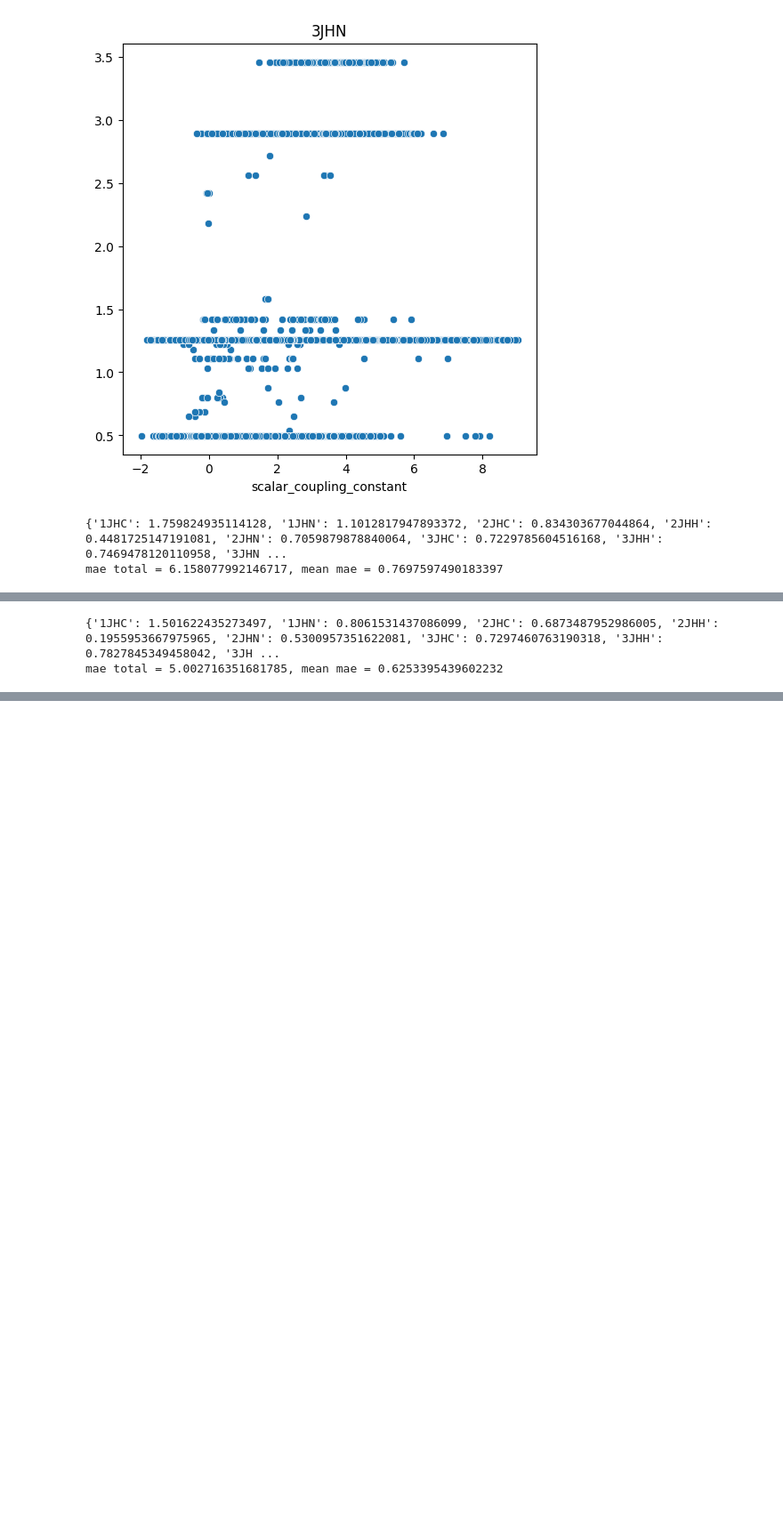
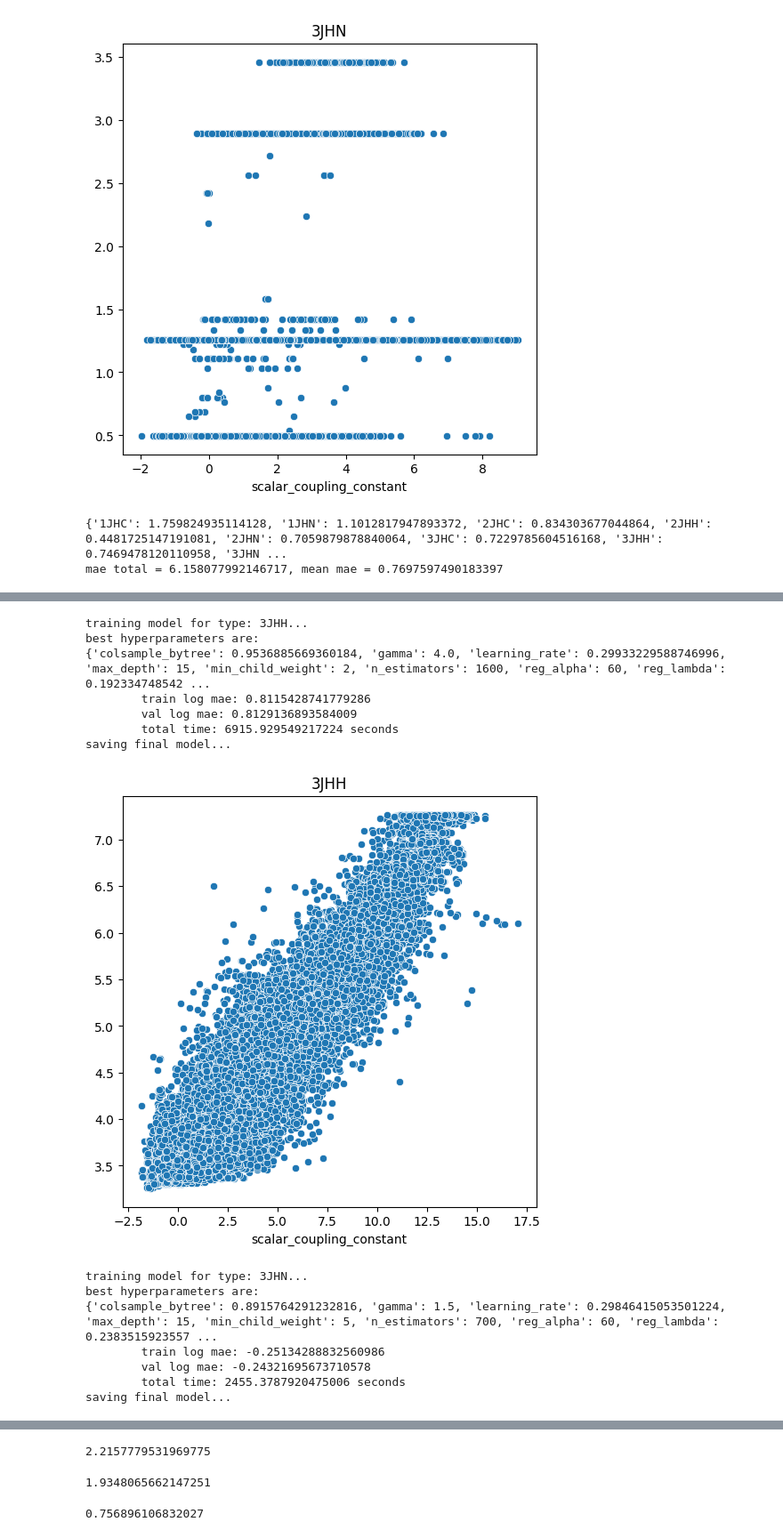
Before and after one commit to tram-tr/predicting-molecular-properties, a Jupyter notebook: models_v1.ipynb, the cells around one changed output, grey strips where cells are left out. Shown at 89% size. Saved outputs shown, nothing was run; the diff lists cells and outputs as text; code cells hidden in the pictures; blank space fills up the shorter version.

```diff
--- a/models_v1.ipynb
+++ b/models_v1.ipynb
@@ -502,6 +513,30 @@ saving final model...
-# %%
-print(mae_dict)
-print(f'mae total = {mae_total}, mean mae = {mae_total / len(types)}')
-# %% [output]
-{'1JHC': 1.501622435273497, '1JHN': 0.8061531437086099, '2JHC': 0.6873487952986005, '2JHH': 0.1955953667975965, '2JHN': 0.5300957351622081, '3JHC': 0.7297460763190318, '3JHH': 0.7827845349458042, '3JH ...
-mae total = 5.002716351681785, mean mae = 0.6253395439602232
+# %%
+rf_val_lmae, rf_train_lmae, rf_val_y, rf_val_pred_y = {}, {}, {}, {}
+types_temp = ['3JHH', '3JHN']
+
+for j_type in types_temp:
+  X = train[train['type'] == j_type].drop(columns=['scalar_coupling_constant', 'type'])
+  y = train[train['type'] == j_type]['scalar_coupling_constant']
+  print(f'training model for type: {j_type}...')
+  rf_train_lmae[j_type], rf_val_lmae[j_type], rf_val_y[j_type], rf_val_pred_y[j_type] = rf_model_with_gpu(X, y, j_type)
+
+  plt.figure(figsize=[6,6])
+  sns.scatterplot(x=rf_val_y[j_type], y=rf_val_pred_y[j_type])
+  plt.title(j_type)
+  plt.show()
+# %% [output]
+training model for type: 3JHH...
+best hyperparameters are:
+{'colsample_bytree': 0.9536885669360184, 'gamma': 4.0, 'learning_rate': 0.29933229588746996, 'max_depth': 15, 'min_child_weight': 2, 'n_estimators': 1600, 'reg_alpha': 60, 'reg_lambda': 0.192334748542 ...
+        train log mae: 0.8115428741779286
+        val log mae: 0.8129136893584009
+        total time: 6915.929549217224 seconds
+saving final model...
+[figure, added]
+training model for type: 3JHN...
+best hyperparameters are:
+{'colsample_bytree': 0.8915764291232816, 'gamma': 1.5, 'learning_rate': 0.29846415053501224, 'max_depth': 15, 'min_child_weight': 5, 'n_estimators': 700, 'reg_alpha': 60, 'reg_lambda': 0.2383515923557 ...
+        train log mae: -0.25134288832560986
+        val log mae: -0.24321695673710578
+        total time: 2455.3787920475006 seconds
+saving final model...
@@ -507,0 +555,24 @@ mae total = 5.002716351681785, mean mae = 0.6253395439602232
+# %%
+val_X_1JHC = val_X[val_X['type'] == '1JHC']
+val_y_1JHC = val_y[val_y['type'] == '1JHC'].copy()
+val_y_1JHC['pred'] = rf_1JHC.predict(val_X_1JHC.drop(columns=['id', 'type']))
+val_1JHC_lmae = np.log(mean_absolute_error(val_y_1JHC['scalar_coupling_constant'], val_y_1JHC['pred']))
+print(val_1JHC_lmae)
+# %% [output]
+2.2157779531969775
+# %%
+val_X_1JHN = val_X[val_X['type'] == '1JHN']
+val_y_1JHN = val_y[val_y['type'] == '1JHN'].copy()
+val_y_1JHN['pred'] = rf_1JHN.predict(val_X_1JHN.drop(columns=['id', 'type']))
+val_1JHN_lmae = np.log(mean_absolute_error(val_y_1JHN['scalar_coupling_constant'], val_y_1JHN['pred']))
+print(val_1JHN_lmae)
+# %% [output]
+1.9348065662147251
+# %%
+val_X_2JHC = val_X[val_X['type'] == '2JHC']
+val_y_2JHC = val_y[val_y['type'] == '2JHC'].copy()
+val_y_2JHC['pred'] = rf_2JHC.predict(val_X_2JHC.drop(columns=['id', 'type']))
+val_2JHC_lmae = np.log(mean_absolute_error(val_y_2JHC['scalar_coupling_constant'], val_y_2JHC['pred']))
+print(val_2JHC_lmae)
+# %% [output]
+0.756896106832027
```
Also changed, not shown: parts of 23 cells of this notebook.
